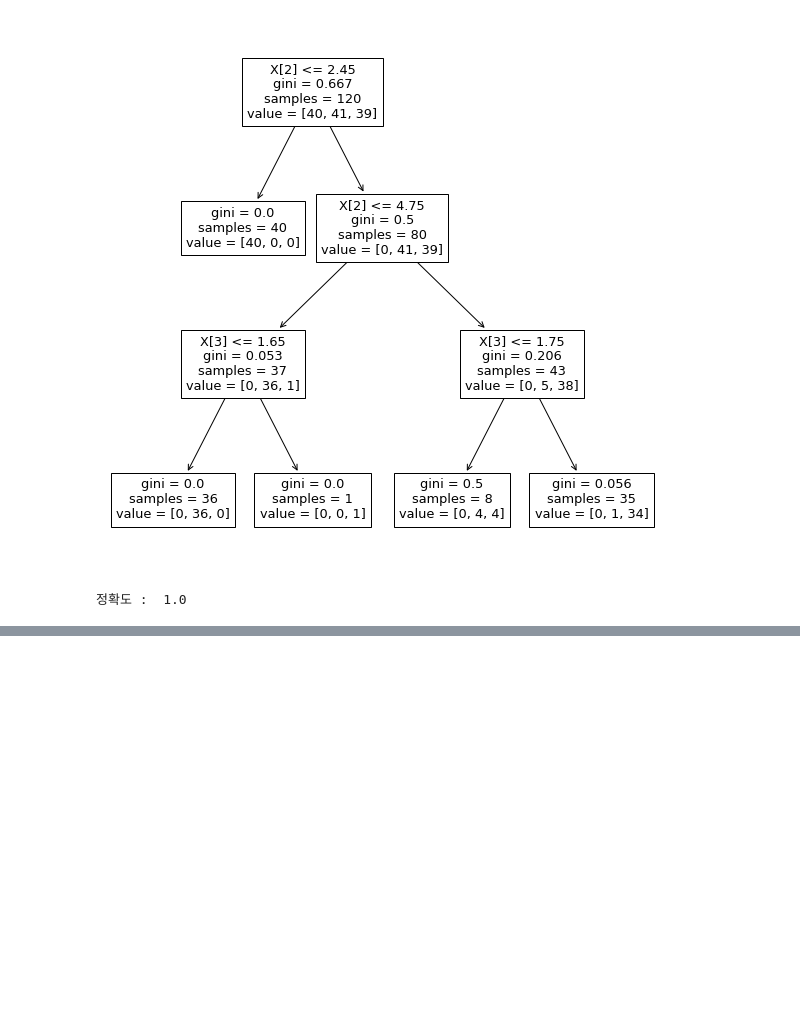
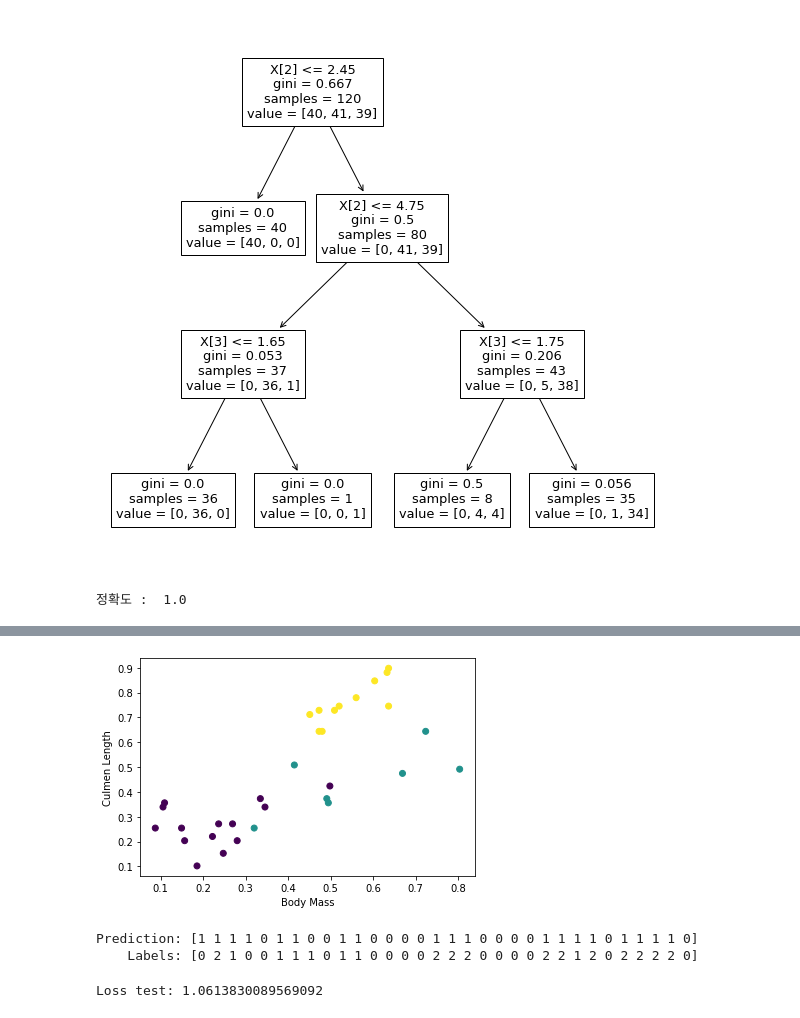
Before and after one commit to bogicho/FlyAI-5, a Jupyter notebook: Day4_AI기초.ipynb, the cells around one changed output, grey strips where cells are left out. Drawn from its saved outputs; the diff is of its cells as text; code cells hidden in the pictures; blank space fills up the shorter version.

```diff
--- a/Day4_AI기초.ipynb
+++ b/Day4_AI기초.ipynb
@@ -77,0 +352,5 @@ print("정확도 : ", acc)
+# %%
+# 데이터 확인
+
+ds_preview, info = tfds.load('penguins/simple', split='train', with_info=True)
+df = tfds.as_dataframe(ds_preview.take(5), info)
@@ -77,0 +389,23 @@ print("정확도 : ", acc)
+# %%
+# 전처리된 데이터 셋 분리
+
+ds_split, info = tfds.load("penguins/processed",
+                           split=['train[:20%]', 'train[20%:]'],
+                           as_supervised=True, with_info=True)
+
+ds_test = ds_split[0]
+ds_train = ds_split[1]
+assert isinstance(ds_test, tf.data.Dataset)
+# %%
+# 데이터 프레임
+
+print(info.features)
+df_test = tfds.as_dataframe(ds_test.take(3), info)
+print("Test dataset sample: ")
+print(df_test)
+
+df_train = tfds.as_dataframe(ds_train.take(3), info)
+print("Train dataset sample: ")
+print(df_train)
+
+ds_train_batch = ds_train.batch(32)
@@ -77,0 +427,7 @@ print("정확도 : ", acc)
+# %%
+# 정규화된 특성과 종 레이블로 데이터 축소
+
+features, labels = next(iter(ds_train_batch))
+
+print(features)
+print(labels)
@@ -77,0 +452,10 @@ print("정확도 : ", acc)
+# %%
+# 클러스터로 시각화
+
+plt.scatter(features[:,0], features[:,2], c=labels, cmap='viridis')
+
+plt.xlabel("Body Mass")
+plt.ylabel("Culmen Length")
+plt.show()
+# %% [output]
+[figure, added]
@@ -77,0 +470,26 @@ print("정확도 : ", acc)
+# %%
+# 모델 사용
+
+predictions = model(features)
+predictions[:5]
+tf.nn.softmax(predictions[:5])
+
+print("Prediction: {}".format(tf.math.argmax(predictions, axis=1)))
+print("    Labels: {}".format(labels))
+# %% [output]
+Prediction: [1 1 1 1 0 1 1 0 0 1 1 0 0 0 0 1 1 1 0 0 0 0 1 1 1 1 0 1 1 1 1 0]
+    Labels: [0 2 1 0 0 1 1 1 0 1 1 0 0 0 0 2 2 2 0 0 0 0 2 2 1 2 0 2 2 2 2 0]
+# %%
+# 모델 훈련 - 손실함수와 경사함수 정의
+
+loss_object = tf.keras.losses.SparseCategoricalCrossentropy(from_logits=True)
+
+def loss(model, x, y, training):
+  y_ = model(x, training=training)
+
+  return loss_object(y_true=y, y_pred=y_)
+
+l = loss(model, features, labels, training=False)
+print("Loss test: {}".format(l))
+# %% [output]
+Loss test: 1.0613830089569092
```
Also changed, not shown: parts of 72 cells of this notebook.
